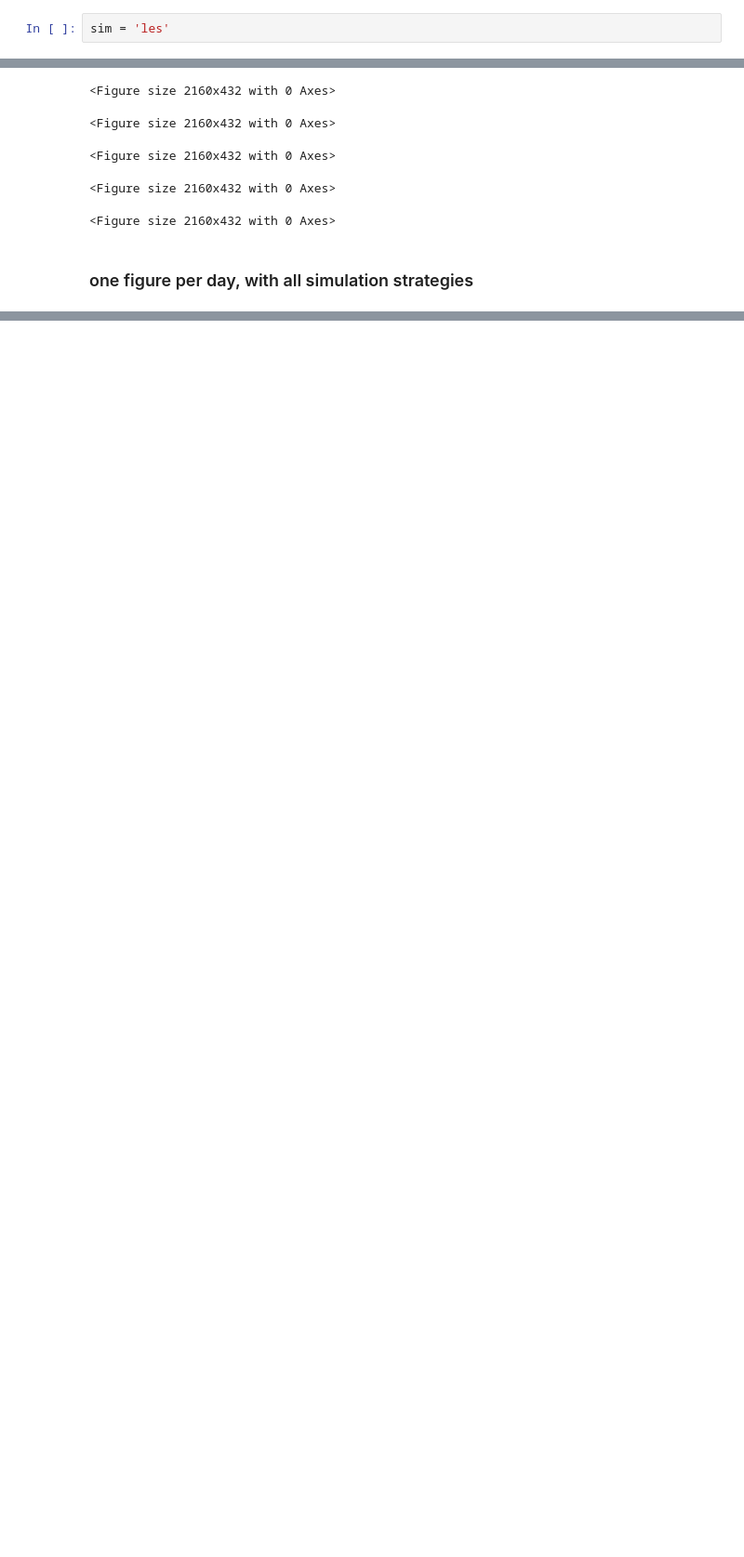
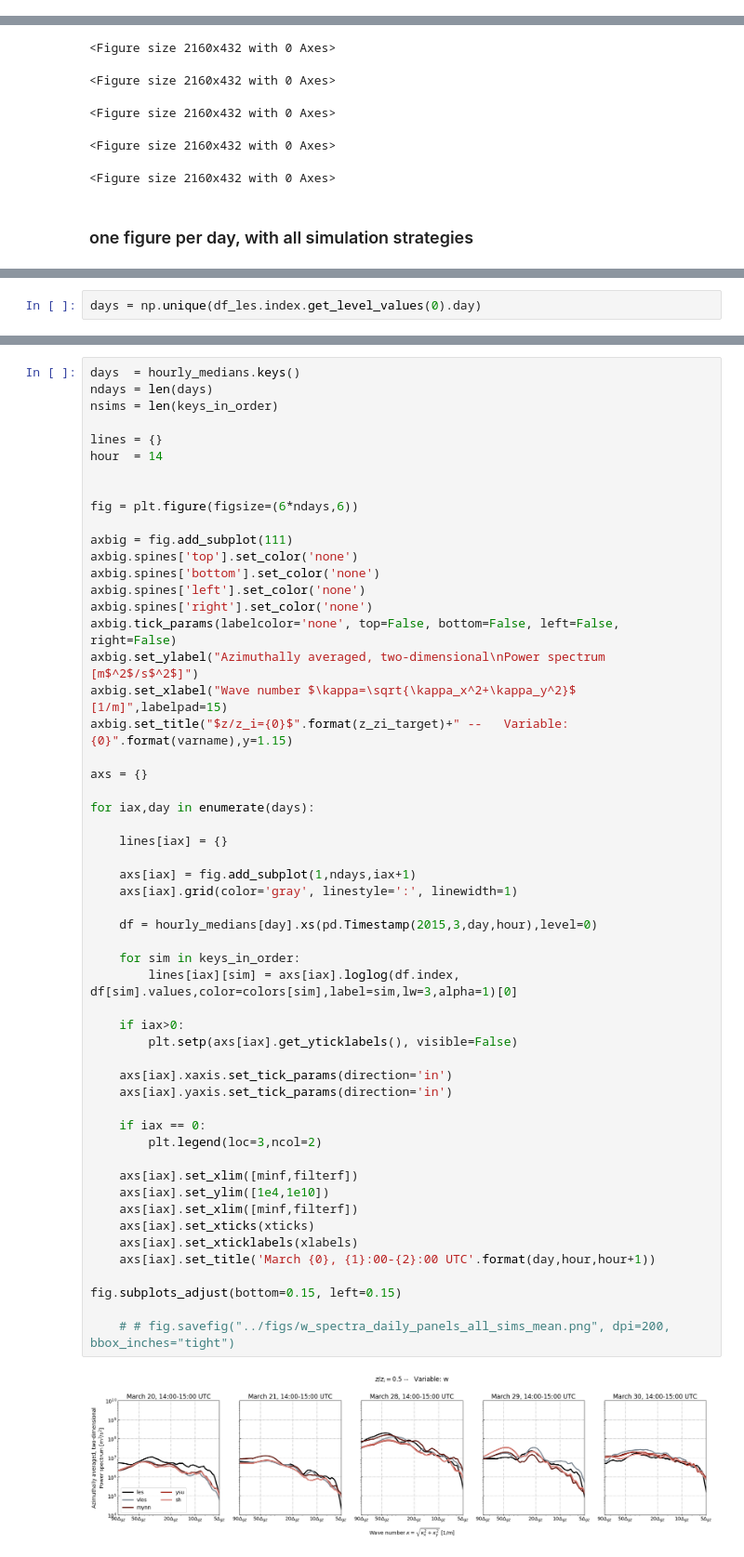
Before and after one commit to dorn1984/xpia, a Jupyter notebook: plot_spectra_and_cospectra.ipynb, the cells around one changed output, grey strips where cells are left out. Shown at 93% size. Cells and saved outputs as stored; diff of their text form; blank space fills up the shorter version.

```diff
--- a/plot_spectra_and_cospectra.ipynb
+++ b/plot_spectra_and_cospectra.ipynb
@@ -243,5 +289,3 @@ for day in np.unique(df_all.index.get_level_values(0).day):
 28
 29
 30
-# %%
-sim = 'les'
@@ -394,0 +457,2 @@ fig.savefig("../figs/w_spectra_daily_panels_all_sims_mean.png", dpi=200, bbox_in
+# %%
+days = np.unique(df_les.index.get_level_values(0).day)
@@ -394,0 +486,56 @@ fig.savefig("../figs/w_spectra_daily_panels_all_sims_mean.png", dpi=200, bbox_in
+# %%
+days  = hourly_medians.keys()
+ndays = len(days)
+nsims = len(keys_in_order)
+
+lines = {}
+hour  = 14
+
+
+fig = plt.figure(figsize=(6*ndays,6))
+
+axbig = fig.add_subplot(111)
+axbig.spines['top'].set_color('none')
+axbig.spines['bottom'].set_color('none')
+axbig.spines['left'].set_color('none')
+axbig.spines['right'].set_color('none')
+axbig.tick_params(labelcolor='none', top=False, bottom=False, left=False, right=False)
+axbig.set_ylabel("Azimuthally averaged, two-dimensional\nPower spectrum [m$^2$/s$^2$]")
+axbig.set_xlabel("Wave number $\kappa=\sqrt{\kappa_x^2+\kappa_y^2}$ [1/m]",labelpad=15)
+axbig.set_title("$z/z_i={0}$".format(z_zi_target)+" --   Variable: {0}".format(varname),y=1.15)
+
+axs = {}
+
+for iax,day in enumerate(days):
+
+    lines[iax] = {}
+
+    axs[iax] = fig.add_subplot(1,ndays,iax+1)
+    axs[iax].grid(color='gray', linestyle=':', linewidth=1)
+
+    df = hourly_medians[day].xs(pd.Timestamp(2015,3,day,hour),level=0)
+
+    for sim in keys_in_order:
+        lines[iax][sim] = axs[iax].loglog(df.index, df[sim].values,color=colors[sim],label=sim,lw=3,alpha=1)[0]
+
+    if iax>0:
+        plt.setp(axs[iax].get_yticklabels(), visible=False)
+
+    axs[iax].xaxis.set_tick_params(direction='in')
+    axs[iax].yaxis.set_tick_params(direction='in')
+
+    if iax == 0:
+        plt.legend(loc=3,ncol=2)
+
+    axs[iax].set_xlim([minf,filterf])
+    axs[iax].set_ylim([1e4,1e10])
+    axs[iax].set_xlim([minf,filterf])
+    axs[iax].set_xticks(xticks)
+    axs[iax].set_xticklabels(xlabels)
+    axs[iax].set_title('March {0}, {1}:00-{2}:00 UTC'.format(day,hour,hour+1))
+
+fig.subplots_adjust(bottom=0.15, left=0.15)
+
+    # # fig.savefig("../figs/w_spectra_daily_panels_all_sims_mean.png", dpi=200, bbox_inches="tight")
+# %% [output]
+[figure, added]
```
Also changed, not shown: parts of 40 cells of this notebook, 21 other files.
